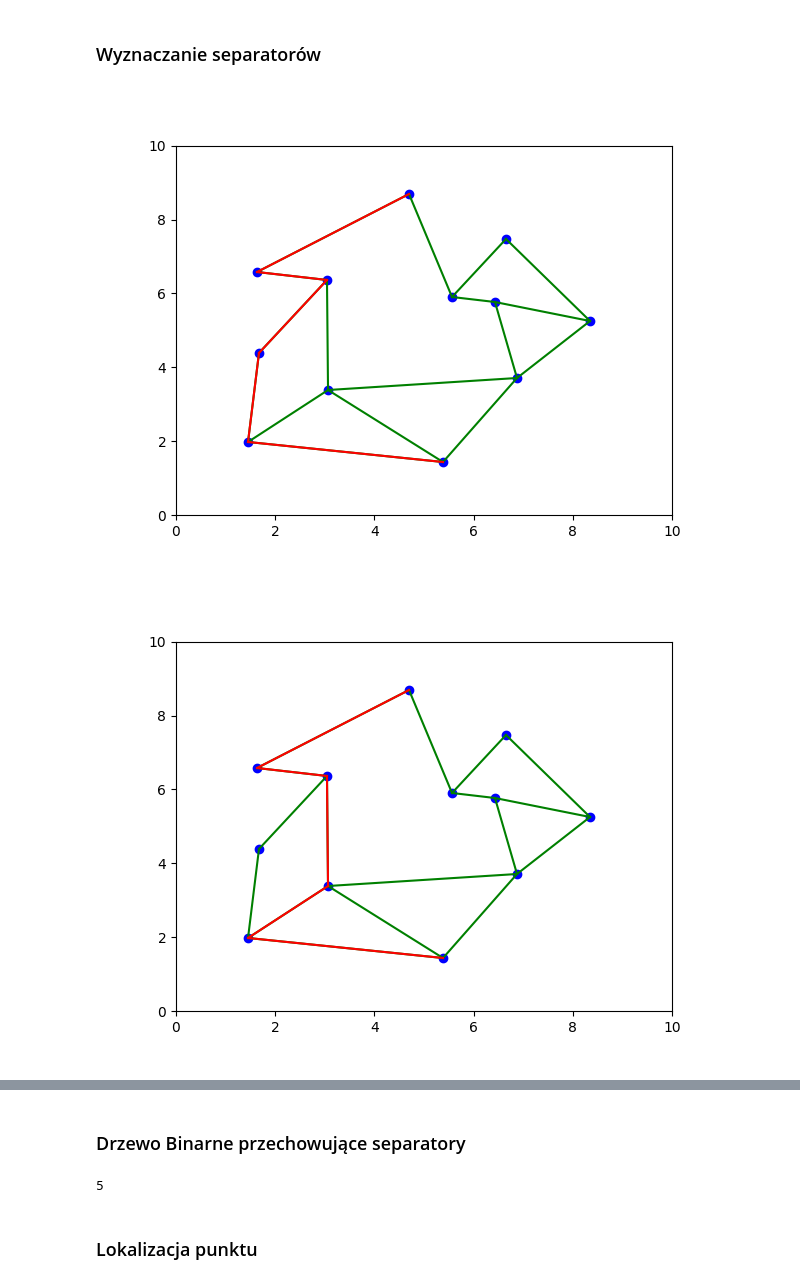
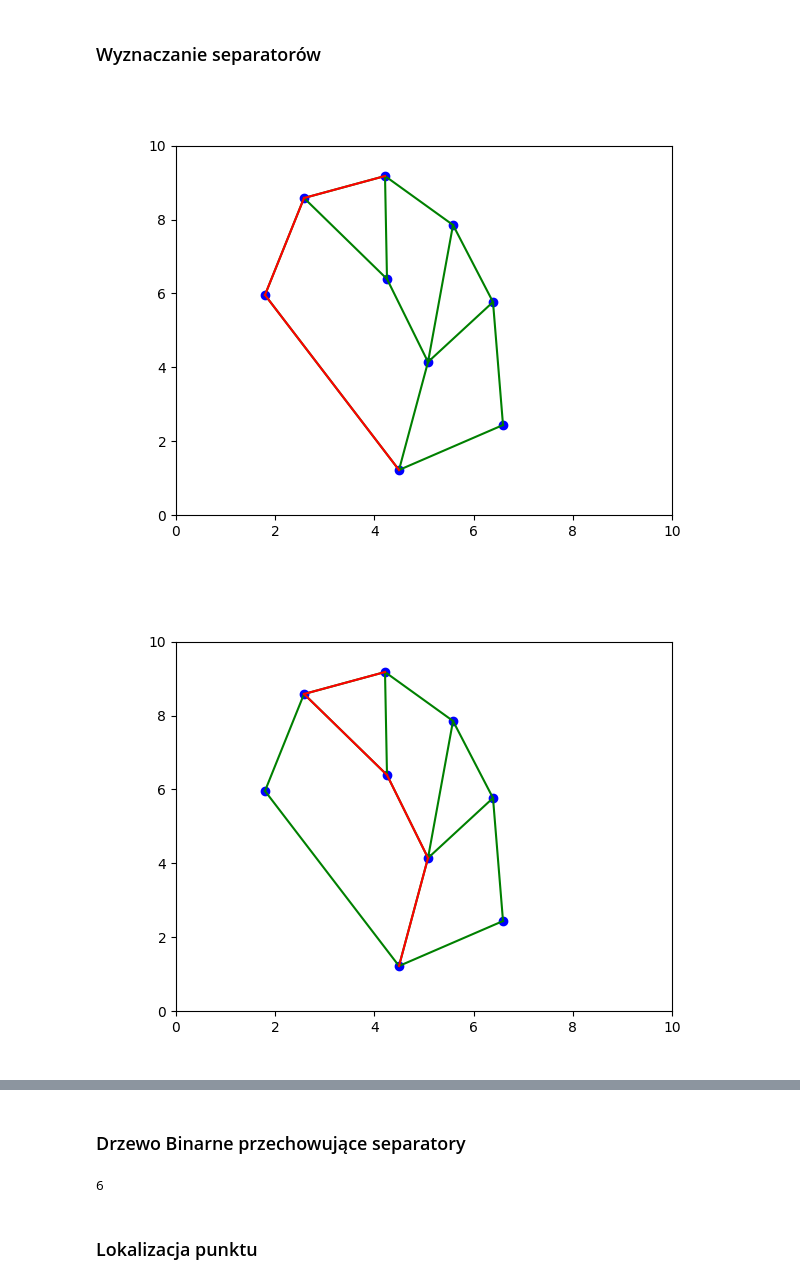
Before and after one commit to mhytrek/Geometric_Algorithms_Project, a Jupyter notebook: separatorsmetod.ipynb, the cells around one changed output, grey strips where cells are left out. Drawn from its saved outputs; the diff is of its cells as text; code cells hidden in the pictures.

```diff
--- a/separatorsmetod.ipynb
+++ b/separatorsmetod.ipynb
@@ -397,3 +389,5 @@ graph.draw_with_arrows()
+# %%
+graph = interactive.graph
 # %%
 points = collect_points(graph)
 # %% [output]
@@ -510,10 +489,10 @@ def find_separators(graph):
         separator = find(nodes[0],[], nodes[-1])
     return separators
 # %%
-separators = find_separators(new_graph)
+separators = find_separators(graph)
 # %%
 for sep in separators:
-    draw_separator(new_graph, sep)
+    draw_separator(graph, sep)
 # %% [output]
-[figure, old version]
+[figure, new version]
-[figure, old version]
+[figure, new version]
@@ -557,7 +537,7 @@ def make_Tree(separators):
 # %%
 top = make_Tree(separators)
 # %% [output]
-5
+6
 # %% [markdown]
 ### Lokalizacja punktu
 # %%
```
Also changed, not shown: parts of 16 cells of this notebook.
